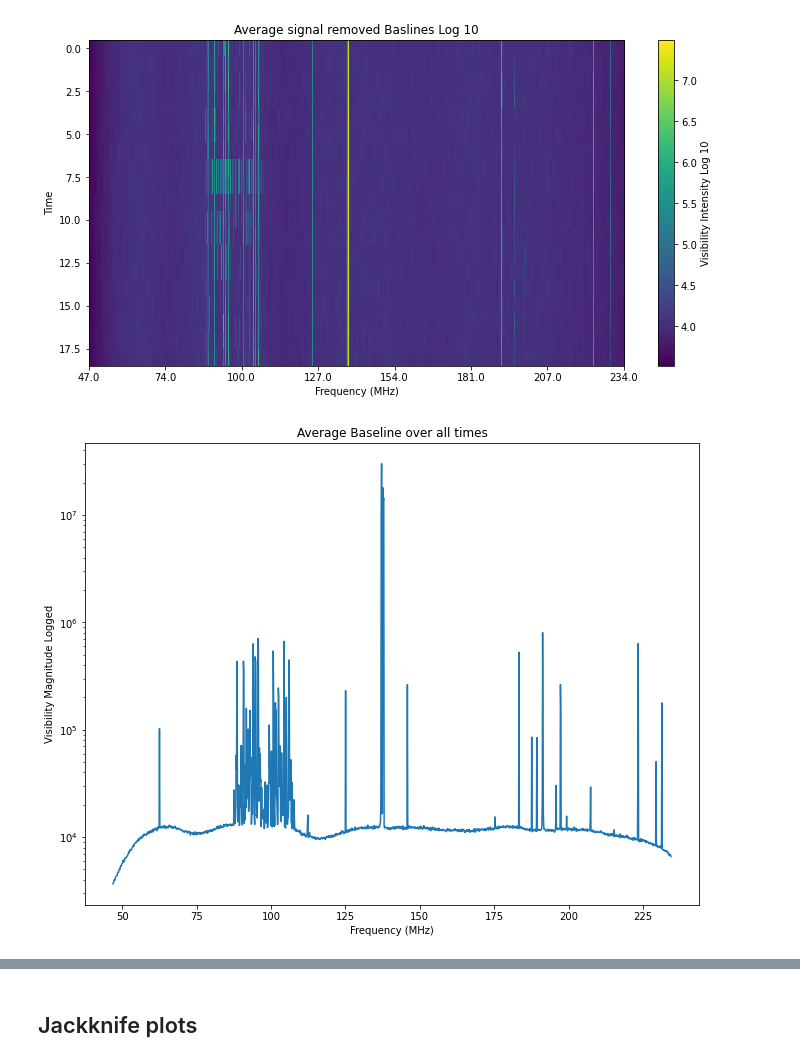
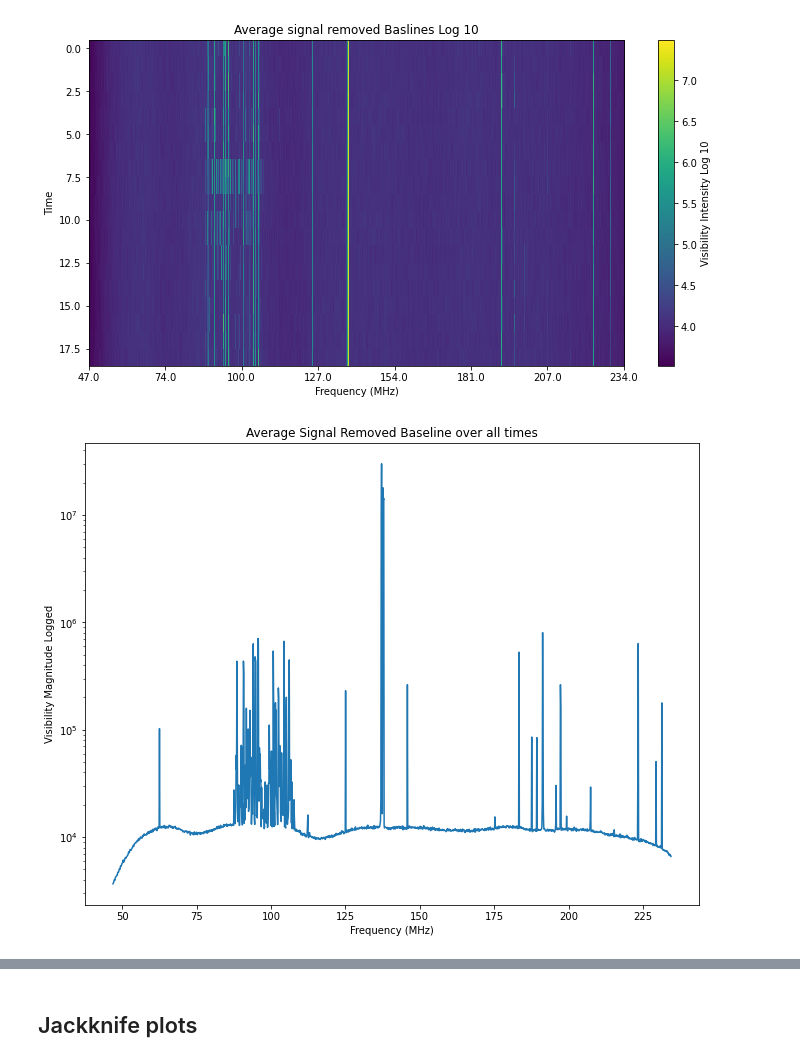
Before and after one commit to maria8ch/Phys434_BigData, a Jupyter notebook: lab78_Berres.ipynb, the cells around one changed output, grey strips where cells are left out. Saved outputs shown, nothing was run; the diff lists cells and outputs as text; code cells hidden in the pictures.

```diff
--- a/lab78_Berres.ipynb
+++ b/lab78_Berres.ipynb
@@ -114,10 +95,3 @@ plt.title(f'Baseline {bl1} Log 10')
 plt.show()
 # %% [output]
 [figure]
-# %%
-bt1 = []
-for i in range(19):
-    bt1.append(abs(sr1[i]))
-bt1 = np.array(bt1)
-dav1=bt1.mean(axis=0)
-dav1.shape
@@ -372,9 +269,9 @@ plt.show()
 # %%
 plt.subplots(figsize=(11,8.5))
 plt.yscale('log')
 plt.plot(freqs,np.abs(np.mean(avg1sr,axis=0)));
-plt.title('Average Baseline over all times')
+plt.title('Average Signal Removed Baseline over all times')
 plt.xlabel('Frequency (MHz)')
 plt.ylabel('Visibility Magnitude Logged');
 # %% [output]
-[figure, old version]
+[figure, new version]
```
Also changed, not shown: parts of 42 cells of this notebook.
